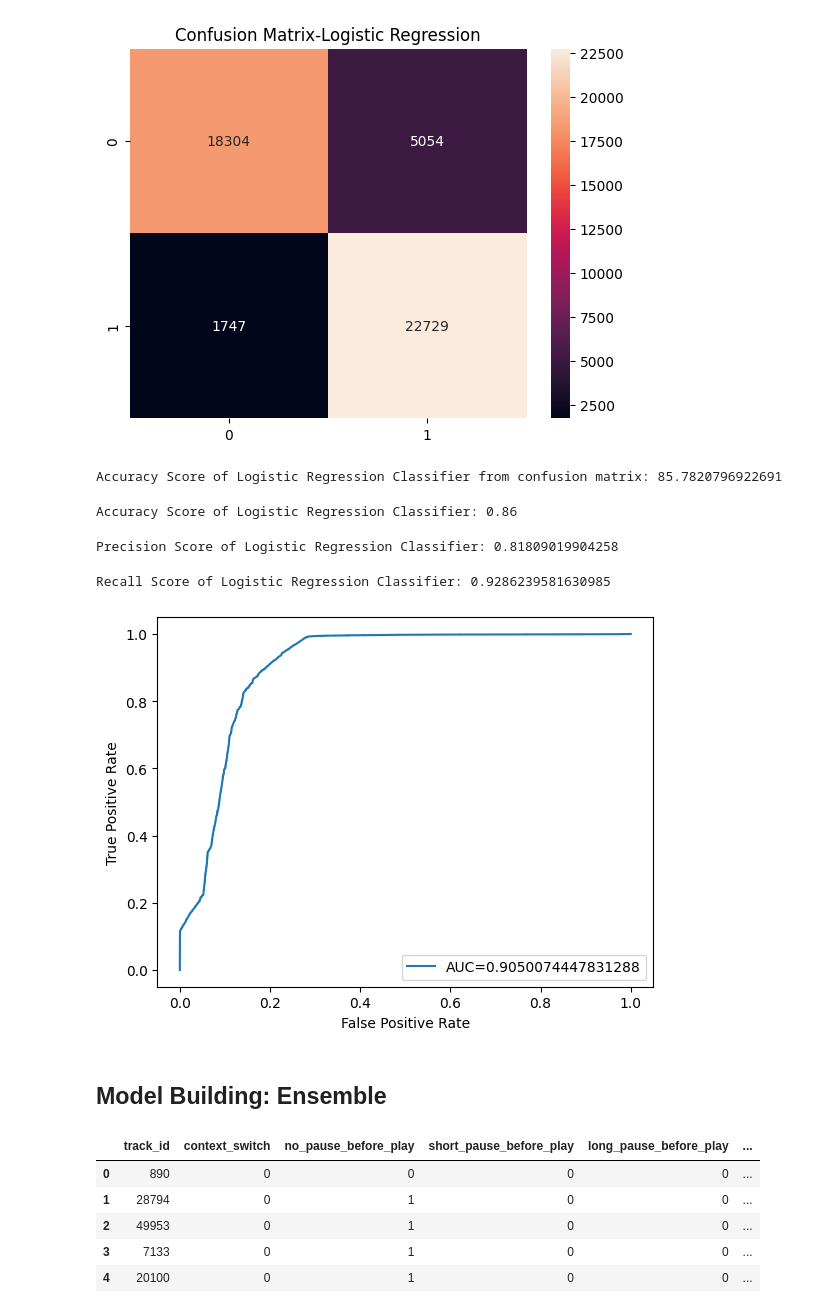
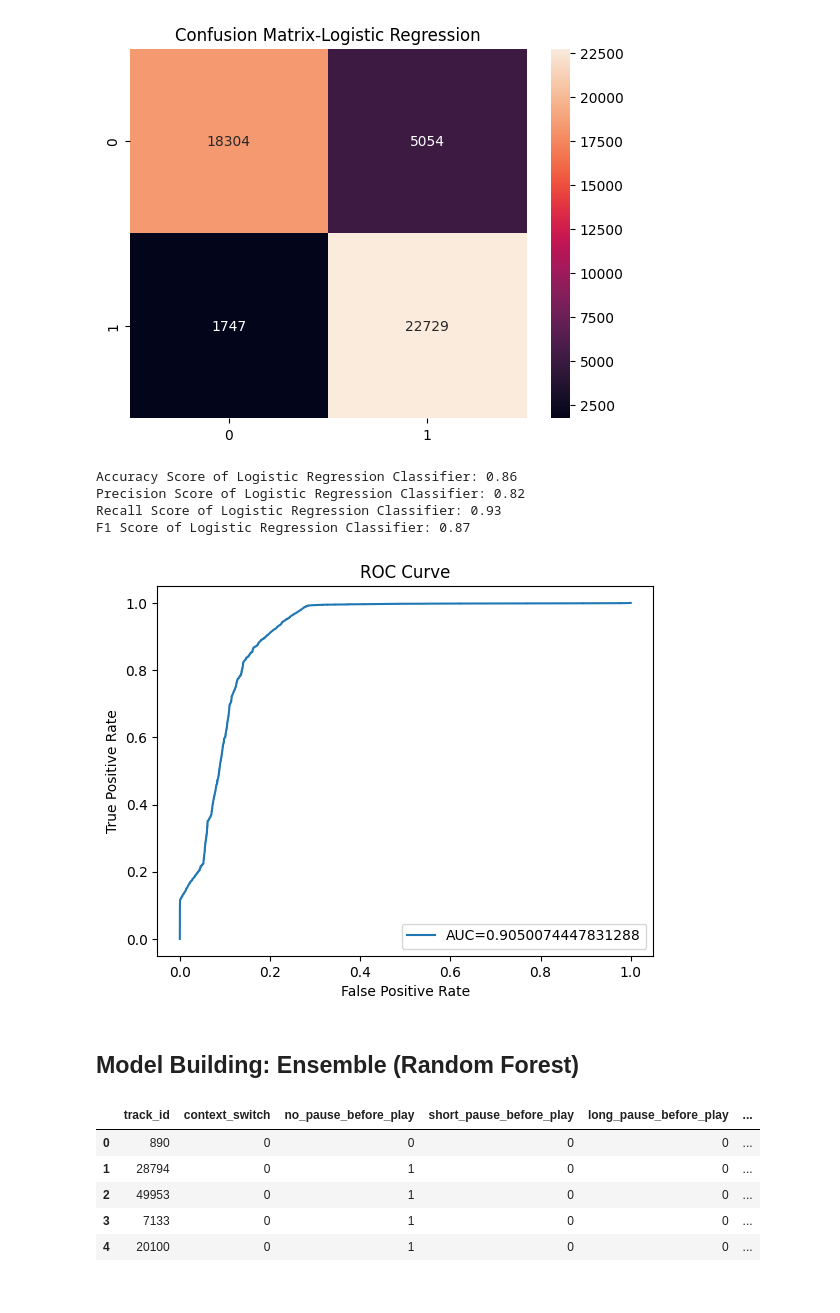
Before and after one commit to AbiirBarounii/Spotify-Skip-Prediction, a Jupyter notebook: notebook.ipynb, the cells around one changed output. Cells and saved outputs as stored; diff of their text form; code cells hidden in the pictures.

```diff
--- a/notebook.ipynb
+++ b/notebook.ipynb
@@ -607,14 +631,6 @@ X_train, X_test, y_train, y_test = train_test_split(X, y, test_size=0.3, random_
 
 print("The dimension of X_train is {}".format(X_train.shape))
 print("The dimension of X_test is {}".format(X_test.shape))
-
-#Scale features
-scaler = StandardScaler()
-X_train = scaler.fit_transform(X_train)
-X_test = scaler.transform(X_test)
 # %% [output]
 The dimension of X_train is (111611, 12)
 The dimension of X_test is (47834, 12)
-# %%
-log = LogisticRegression()
-log.fit(X_train,y_train)
@@ -622,0 +646,8 @@ LogisticRegression()
+# %%
+#Scale features
+scaler = StandardScaler()
+X_train_lr = scaler.fit_transform(X_train)
+X_test_lr = scaler.transform(X_test)
+
+log = LogisticRegression()
+log.fit(X_train_lr,y_train)
@@ -665,40 +698,45 @@ plt.title('Confusion Matrix-Logistic Regression')
 # %% [output]
 Text(0.5, 1.0, 'Confusion Matrix-Logistic Regression')
 [figure]
-# %%
-print(f'Accuracy Score of Logistic Regression Classifier from confusion matrix: {np.diag(confusion_matrix(y_test,predict_log)).sum() / confusion_matrix(y_test,predict_log).sum() * 100}')
-# %% [output]
-Accuracy Score of Logistic Regression Classifier from confusion matrix: 85.7820796922691
-# %%
-print('Accuracy Score of Logistic Regression Classifier: {:.2f}'.format(accuracy_score(y_test,predict_log)))
-# %% [output]
-Accuracy Score of Logistic Regression Classifier: 0.86
-# %%
-precision_scores = precision_score(y_test,predict_log)
-print(f'Precision Score of Logistic Regression Classifier: {precision_scores}')
-# %% [output]
-Precision Score of Logistic Regression Classifier: 0.81809019904258
-# %%
-recall_scores = recall_score(y_test,predict_log)
-print(f'Recall Score of Logistic Regression Classifier: {recall_scores}')
-# %% [output]
-Recall Score of Logistic Regression Classifier: 0.9286239581630985
+# %%
+def clf_eval_metrics(y_test,y_pred):
+
+    accuracy_scores = accuracy_score(y_test,y_pred)
+    precision_scores = precision_score(y_test,y_pred)
+    recall_scores = recall_score(y_test,y_pred)
+    f1_scores = f1_score(y_test,y_pred)
+
+    print('Accuracy Score of Logistic Regression Classifier: {:.2f}'.format(accuracy_scores))
+    print('Precision Score of Logistic Regression Classifier: {:.2f}'.format(precision_scores))
+    print('Recall Score of Logistic Regression Classifier: {:.2f}'.format(recall_scores))
+    print('F1 Score of Logistic Regression Classifier: {:.2f}'.format(f1_scores))
+
+
+
+# Evaluation metrics for Logistic Regression
+clf_eval_metrics(y_test,predict_log)
+# %% [output]
+Accuracy Score of Logistic Regression Classifier: 0.86
+Precision Score of Logistic Regression Classifier: 0.82
+Recall Score of Logistic Regression Classifier: 0.93
+F1 Score of Logistic Regression Classifier: 0.87
 # %%
 #define metrics
-y_pred_proba = log.predict_proba(X_test)[::,1]
+y_pred_proba = log.predict_proba(X_test_lr)[::,1]
 fpr, tpr, _ = roc_curve(y_test,  y_pred_proba)
 auc = roc_auc_score(y_test, y_pred_proba)
 
 #create ROC curve
 plt.plot(fpr,tpr,label="AUC="+str(auc))
+plt.title('ROC Curve')
 plt.ylabel('True Positive Rate')
 plt.xlabel('False Positive Rate')
 plt.legend(loc=4)
 plt.show()
 # %% [output]
-[figure, old version]
+[figure, new version]
 # %% [markdown]
-## Model Building: Ensemble
+## Model Building: Ensemble (Random Forest)
 # %%
 from sklearn.ensemble import RandomForestClassifier
 from sklearn.metrics import accuracy_score, precision_score, recall_score, f1_score
```
Also changed, not shown: parts of 35 cells of this notebook, 5 other files.
